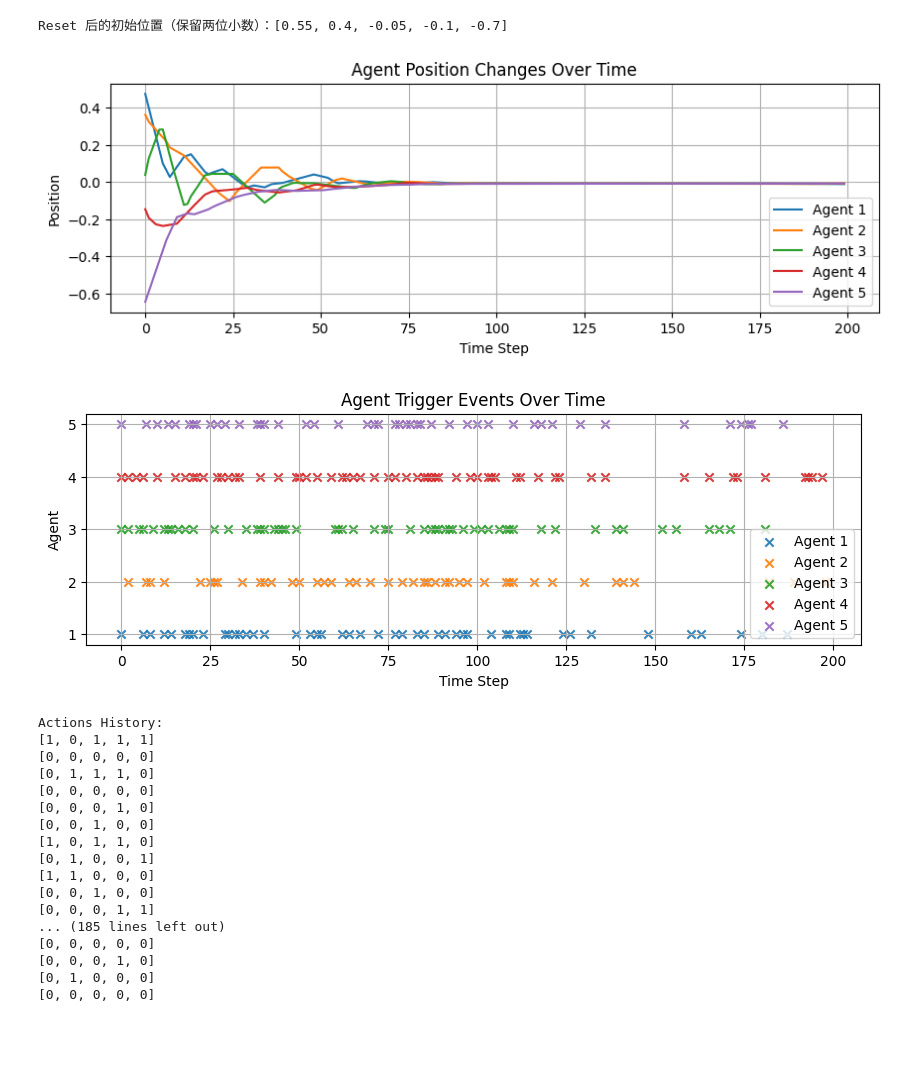
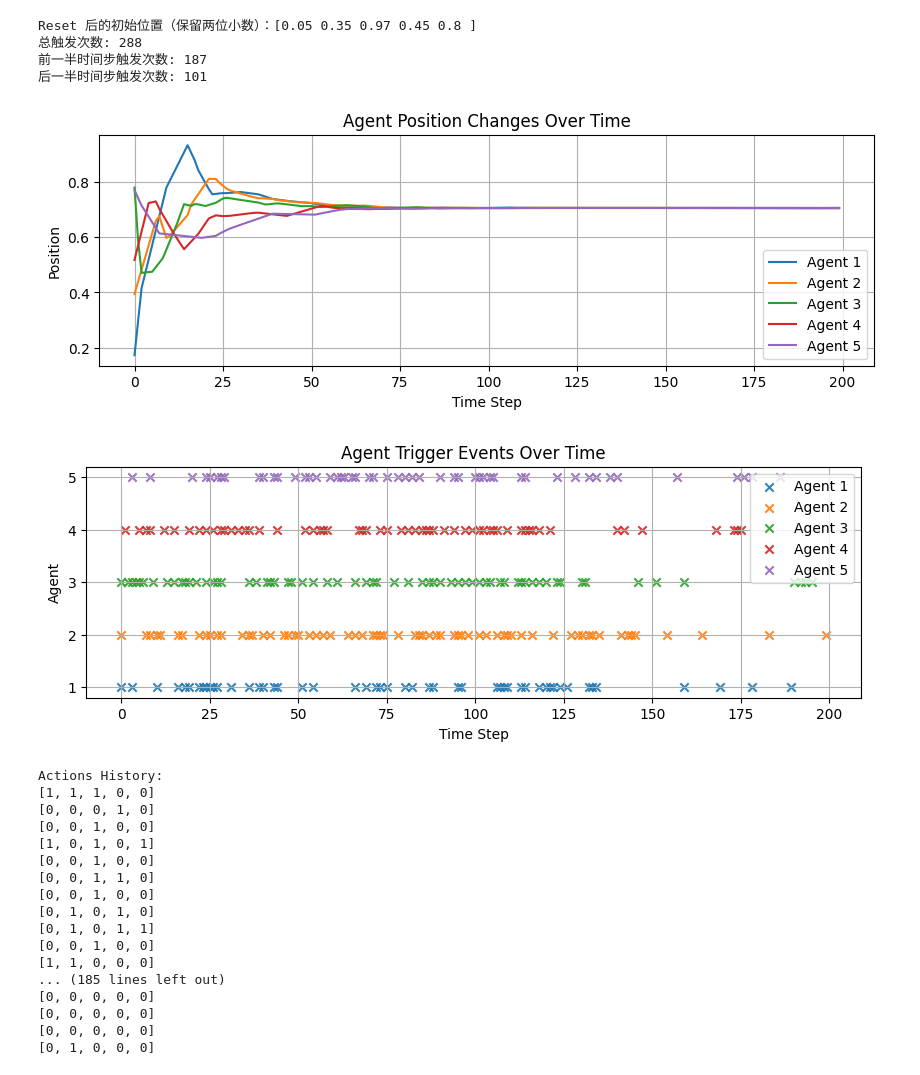
Before and after one commit to yjchenCN/Multi-agent-consensus-algorithm, a Jupyter notebook: MARL/MA_new/run_demo.ipynb, the cells around one changed output. Cells and saved outputs as stored; diff of their text form; code cells hidden in the pictures; blank space fills up the shorter version.

```diff
--- a/MARL/MA_new/run_demo.ipynb
+++ b/MARL/MA_new/run_demo.ipynb
@@ -244,50 +271,91 @@ def plot_results(actions_history, positions_history, env):
     plt.figure(figsize=(10, 3))
     for i, agent in enumerate(env.agents):
         triggers = [t for t, action in enumerate(actions_history) if action[i] == 1]
         plt.scatter(triggers, [i+1] * len(triggers), label=f"Agent {i+1}", alpha=0.9, marker='x')
     plt.xlabel("Time Step")
     plt.ylabel("Agent")
     plt.title("Agent Trigger Events Over Time")
     plt.yticks(range(1, len(env.agents)+1))
     plt.grid(True)
     plt.legend()
     plt.show()
 
+
+def count_triggers(actions_history, num_agents, num_steps):
+    """
+    统计触发事件次数。
+    返回：
+    - 总触发次数
+    - 前一半时间步触发次数
+    - 后一半时间步触发次数
+    """
+    total_triggers = 0
+    first_half_triggers = 0
+    second_half_triggers = 0
+
+    half_steps = num_steps // 2
+
+    for t, actions in enumerate(actions_history):
+        for agent_action in actions:
+            if agent_action == 1:  # 假设触发动作为1
+                total_triggers += 1
+                if t < half_steps:
+                    first_half_triggers += 1
+                else:
+                    second_half_triggers += 1
+
+    return total_triggers, first_half_triggers, second_half_triggers
+
 if __name__ == "__main__":
     # 创建环境
     env = CustomMAEnvironment(num_agents=5, num_iterations=200, dt=0.1)
 
     # 加载共享策略网络
     shared_policy = load_shared_policy(env, policy_path="shared_policy.pth")
 
     # 模拟环境交互
     actions_history, positions_history = simulate_env(env, shared_policy, num_steps=200)
 
+    # 统计触发次数
+    total_triggers, first_half_triggers, second_half_triggers = count_triggers(
+        actions_history, len(env.agents), 200
+    )
+
+        # 输出统计信息
+    print(f"总触发次数: {total_triggers}")
+    print(f"前一半时间步触发次数: {first_half_triggers}")
+    print(f"后一半时间步触发次数: {second_half_triggers}")
+
     # 绘制结果
     plot_results(actions_history, positions_history, env)
+
+
 
     # 输出所有动作选择矩阵
     print("Actions History:")
     for actions in actions_history:
         print(actions)
 # %% [output]
-Reset 后的初始位置（保留两位小数）：[0.55, 0.4, -0.05, -0.1, -0.7]
+Reset 后的初始位置（保留两位小数）：[0.05 0.35 0.97 0.45 0.8 ]
+总触发次数: 288
+前一半时间步触发次数: 187
+后一半时间步触发次数: 101
-[figure, old version]
+[figure, new version]
-[figure, old version]
+[figure, new version]
 Actions History:
-[1, 0, 1, 1, 1]
-[0, 0, 0, 0, 0]
-[0, 1, 1, 1, 0]
-[0, 0, 0, 0, 0]
+[1, 1, 1, 0, 0]
 [0, 0, 0, 1, 0]
 [0, 0, 1, 0, 0]
-[1, 0, 1, 1, 0]
-[0, 1, 0, 0, 1]
+[1, 0, 1, 0, 1]
+[0, 0, 1, 0, 0]
+[0, 0, 1, 1, 0]
+[0, 0, 1, 0, 0]
+[0, 1, 0, 1, 0]
+[0, 1, 0, 1, 1]
+[0, 0, 1, 0, 0]
 [1, 1, 0, 0, 0]
-[0, 0, 1, 0, 0]
-[0, 0, 0, 1, 1]
 ... (185 lines left out)
 [0, 0, 0, 0, 0]
-[0, 0, 0, 1, 0]
+[0, 0, 0, 0, 0]
+[0, 0, 0, 0, 0]
 [0, 1, 0, 0, 0]
-[0, 0, 0, 0, 0]
```
Also changed, not shown: parts of 1 cell of this notebook, 2 other files.
